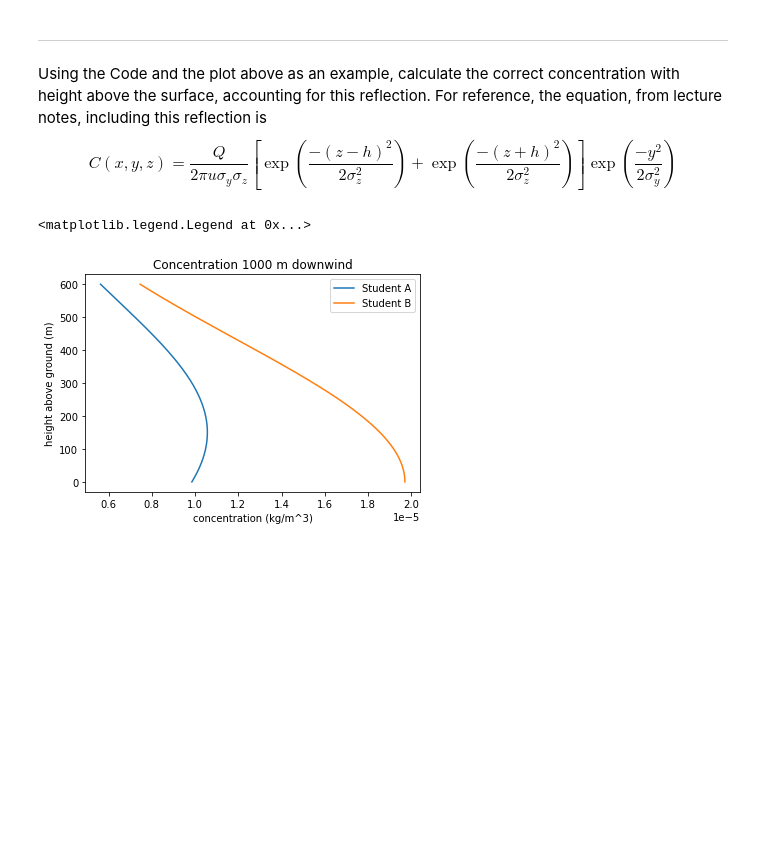
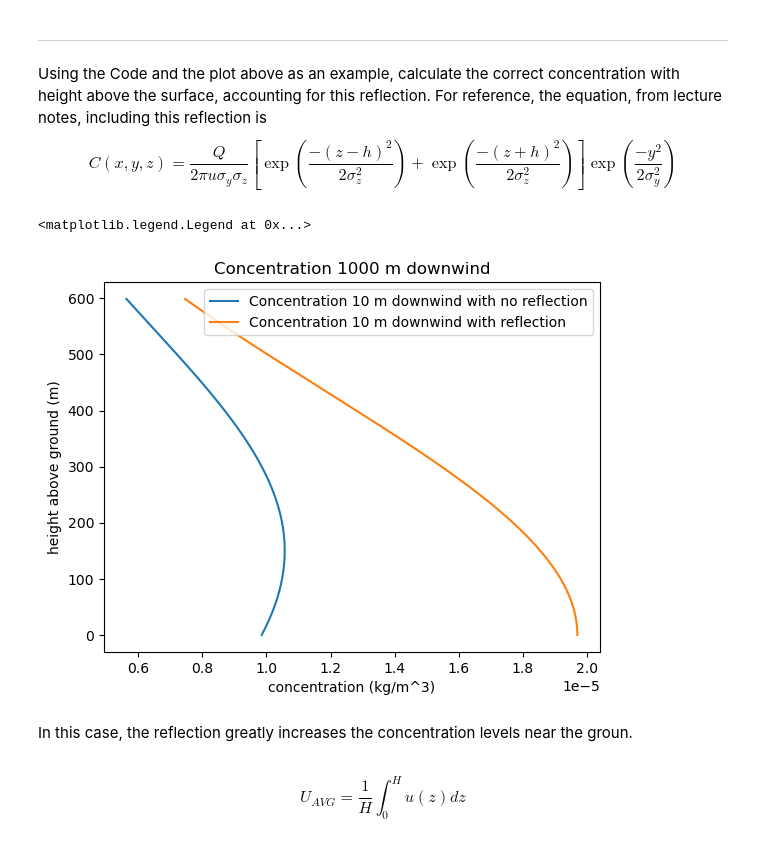
Before and after one commit to Mountain-Hydrology-Research-Group/Fluid_Flows, a Jupyter notebook: modules/lab3/lab3-1-answer.ipynb, the cells around one changed output. Drawn from its saved outputs; the diff is of its cells as text; code cells hidden in the pictures; blank space fills up the shorter version.

```diff
--- a/modules/lab3/lab3-1-answer.ipynb
+++ b/modules/lab3/lab3-1-answer.ipynb
@@ -61,12 +61,16 @@ $$ C(x,y,z) = \frac{Q}{2\pi u\sigma_y\sigma_z}[\exp(\frac{-(z-h)^2}{2\sigma_z^2}
 Cwreflect=Q/(2*np.pi*u*sig_z*sig_y)*(np.exp(-(np.power(z-h,2))/(2*np.power(sig_z,2)))+np.exp(-(np.power(z+h,2))/(2*np.power(sig_z,2))))*np.exp(-(np.power(y,2))/(2*np.power(sig_y,2)))
 # %%
 plt.figure()
-plt.plot(C, z, label='Student A')
-plt.plot(Cwreflect, z, label='Student B')
+plt.plot(C, z, label='Concentration 10 m downwind with no reflection')
+plt.plot(Cwreflect, z, label='Concentration 10 m downwind with reflection')
 plt.ylabel('height above ground (m)')
 plt.xlabel('concentration (kg/m^3)')
 plt.title('Concentration 1000 m downwind')
 plt.legend(loc="best")
 # %% [output]
 <matplotlib.legend.Legend at 0x...>
-[figure, old version]
+[figure, new version]
+# %% [markdown]
+In this case, the reflection greatly increases the concentration levels near the groun.
+# %% [markdown]
+$$ U_{AVG} = \frac{1}{H}\int_0^H u(z)dz $$
```
Also changed, not shown: parts of 1 cell of this notebook, 5 other files.
